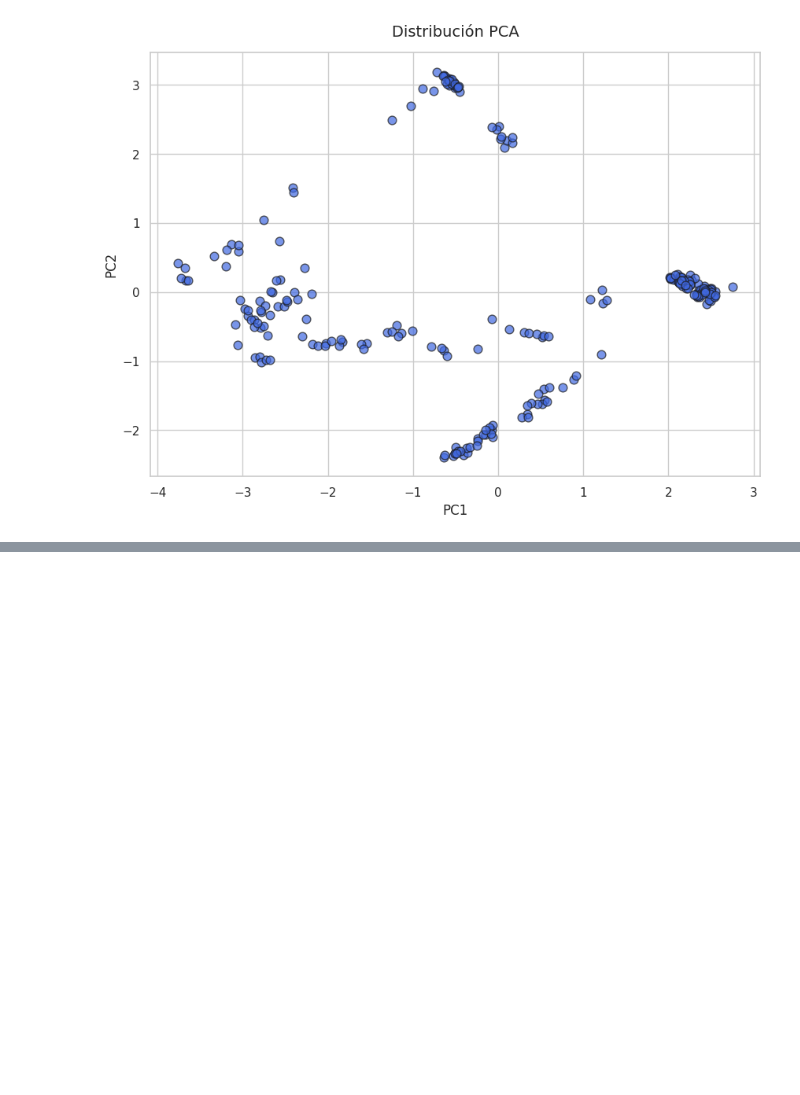
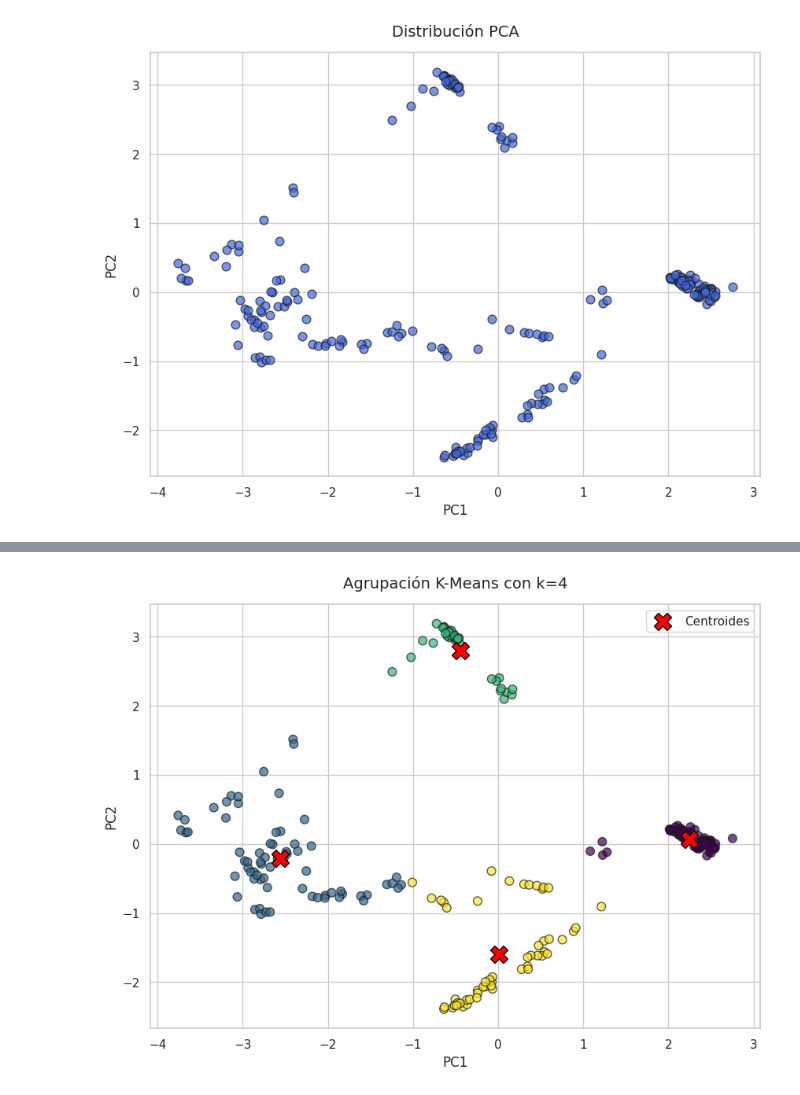
Before and after one commit to aleLobo31/UC3M_ML_P2_G26, a Jupyter notebook: notebooks/clustering.ipynb, the cells around one changed output, grey strips where cells are left out. Saved outputs shown, nothing was run; the diff lists cells and outputs as text; code cells hidden in the pictures; blank space fills up the shorter version.

```diff
--- a/notebooks/clustering.ipynb
+++ b/notebooks/clustering.ipynb
@@ -325,0 +387,28 @@ plt.show()
+# %%
+# Entrenamos el modelo definitivo con el k matemáticamente óptimo
+k_optimo = 4
+kmeans_final = KMeans(n_clusters=k_optimo, random_state=42, n_init=10)
+
+etiquetas_kmeans = kmeans_final.fit_predict(X_reduced)
+
+centroides = kmeans_final.cluster_centers_
+
+plt.figure(figsize=(10, 7))
+
+# Pintamos las estrellas. El parámetro "c=etiquetas_kmeans" colorea cada punto según su grupo
+plt.scatter(X_reduced[:, 0], X_reduced[:, 1],
+            c=etiquetas_kmeans, cmap='viridis',
+            alpha=0.7, edgecolors='k', s=60)
+
+# Pintamos los centroides encima con una X
+plt.scatter(centroides[:, 0], centroides[:, 1],
+            c='red', marker='X', s=250, edgecolors='black', label='Centroides')
+
+plt.title(f'Agrupación K-Means con k={k_optimo}', fontsize=14, pad=15)
+plt.xlabel('PC1', fontsize=12)
+plt.ylabel('PC2', fontsize=12)
+plt.legend()
+
+plt.show()
+# %% [output]
+[figure, added]
```
Also changed, not shown: parts of 7 cells of this notebook.
